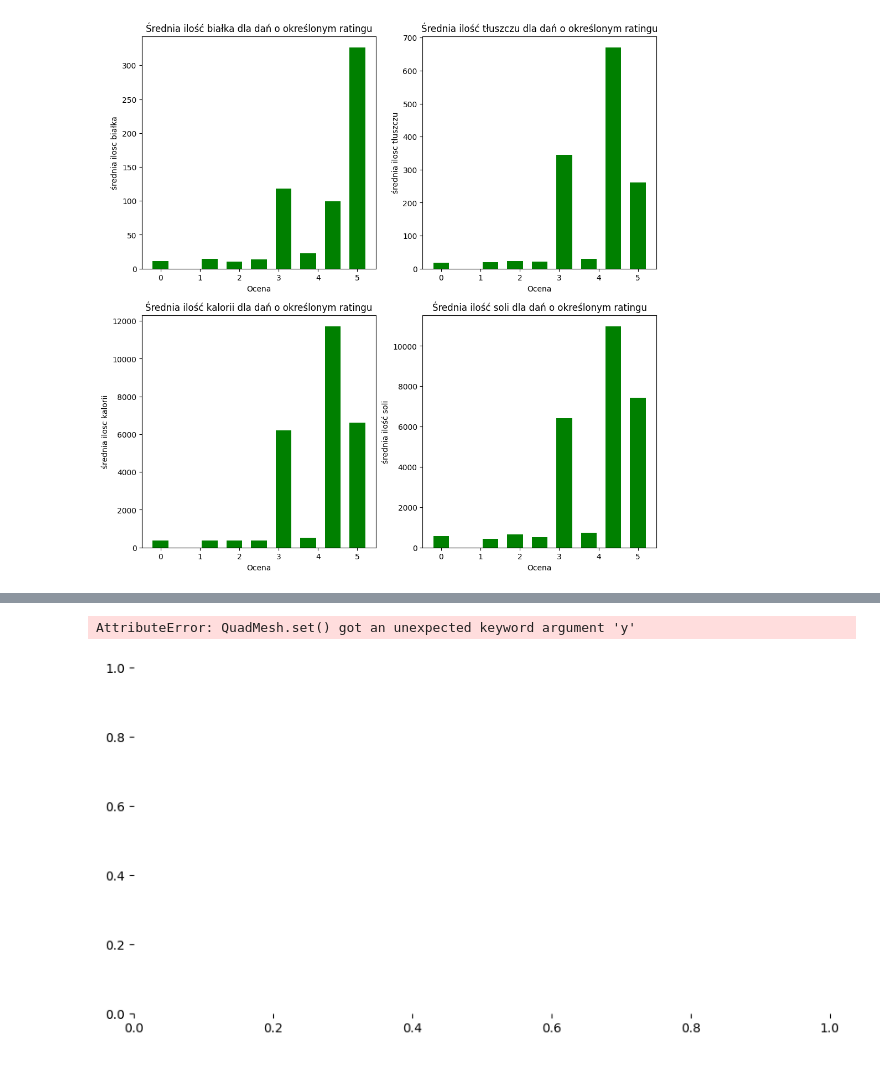
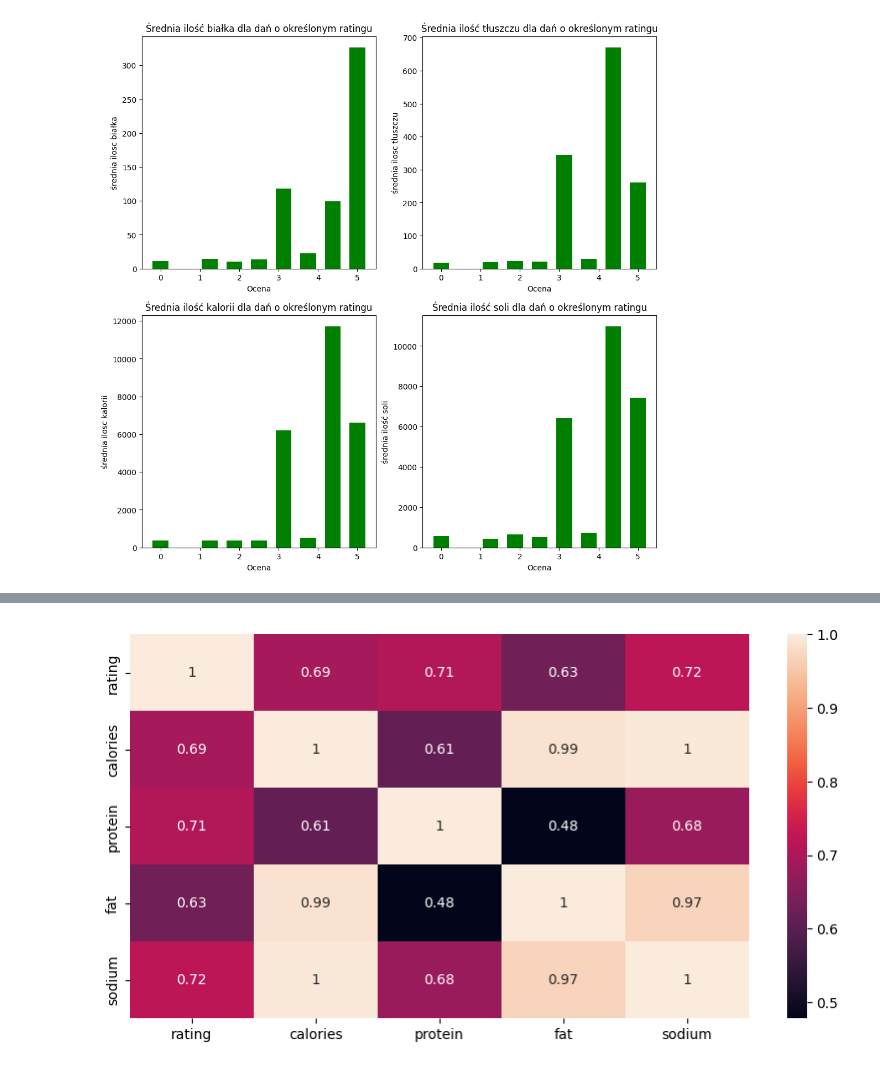
Before and after one commit to MikolajZaborowski/Bootcamp_Projects, a Jupyter notebook: Project1.ipynb, the cells around one changed output, grey strips where cells are left out. Cells and saved outputs as stored; diff of their text form; code cells hidden in the pictures.

```diff
--- a/Project1.ipynb
+++ b/Project1.ipynb
@@ -150,2 +138,0 @@ df_heatmap
-# %%
-srednie.set_index("rating")
@@ -177,8 +139,7 @@ srednie2
 # %%
 import seaborn as sns
 plt.figure(figsize=(10,5))
-sns.heatmap(data=srednie[["calories","protein","fat","sodium"]],y=srednie["rating"] , annot=True)
+sns.heatmap(data=srednie.corr(), annot=True)
 plt.show()
 # %% [output]
-AttributeError: QuadMesh.set() got an unexpected keyword argument 'y'
-[figure, old version]
+[figure, new version]
```
Also changed, not shown: parts of 9 cells of this notebook.
